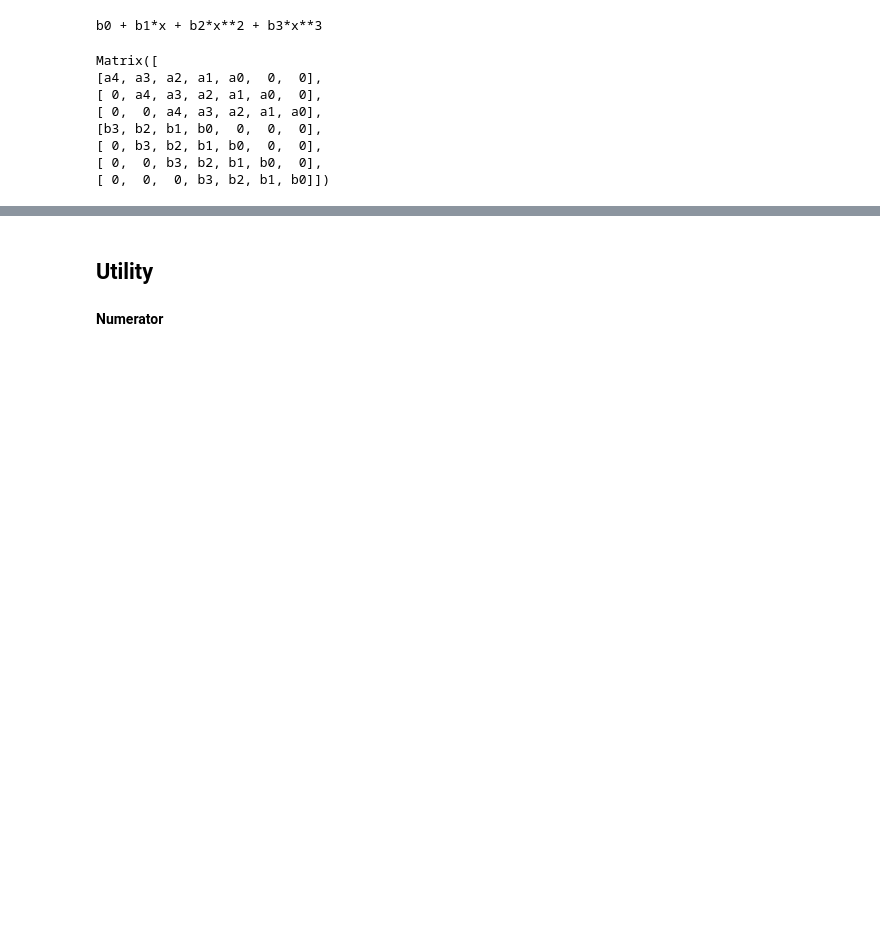
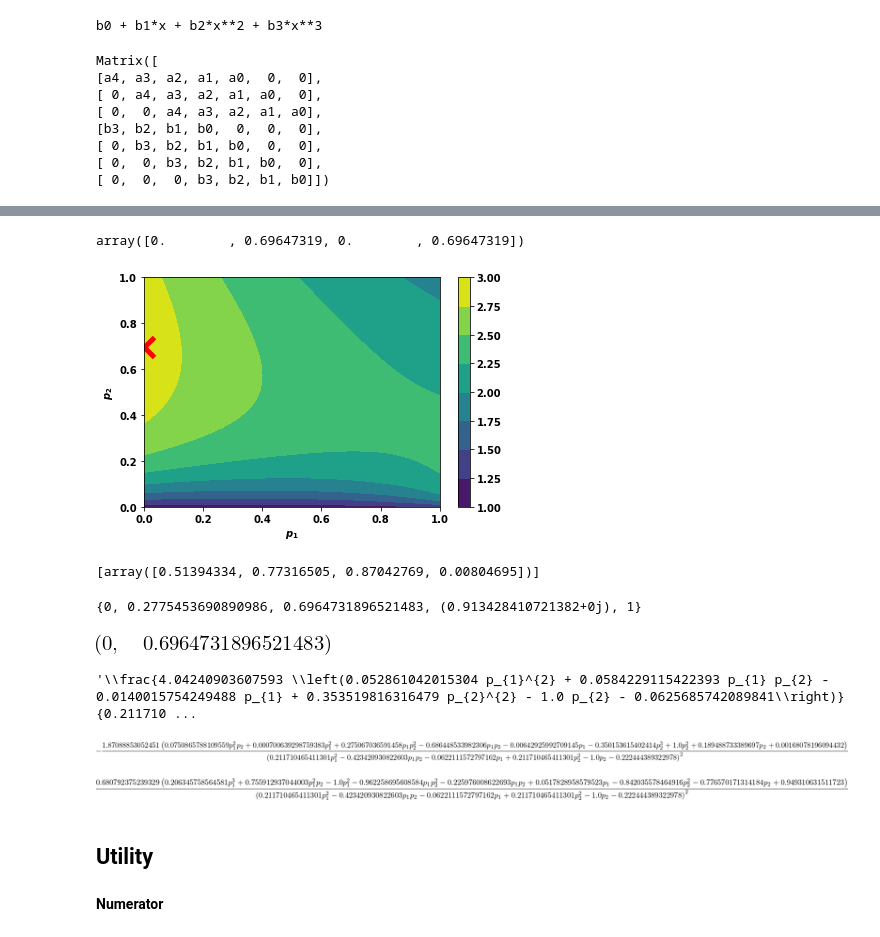
Before and after one commit to Nikoleta-v3/Thesis, a Jupyter notebook: src/chapters/05/main.ipynb, the cells around one changed output, grey strips where cells are left out. Saved outputs shown, nothing was run; the diff lists cells and outputs as text; code cells hidden in the pictures; blank space fills up the shorter version.

```diff
--- a/src/chapters/05/main.ipynb
+++ b/src/chapters/05/main.ipynb
@@ -63,0 +140,21 @@ Matrix([
+# %%
+axl.seed(14)
+opponent = [np.random.random(4)]
+opt_mo.get_reactive_best_response(opponent)
+# %% [output]
+array([0.        , 0.69647319, 0.        , 0.69647319])
+# %%
+plot_argmax(opponent,
+            opt_mo.reactive_best_response.get_argmax(opponents, candinate_set),
+            'reactive_best_response.pdf')
+# %% [output]
+[figure, added]
+# %%
+opponent
+# %% [output]
+[array([0.51394334, 0.77316505, 0.87042769, 0.00804695])]
+# %%
+candinate_set = opt_mo.reactive_best_response.get_candinate_reactive_best_responses(opponents)
+candinate_set
+# %% [output]
+{0, 0.2775453690890986, 0.6964731896521483, (0.913428410721382+0j), 1}
@@ -63,0 +163,8 @@ Matrix([
+# %%
+opt_p1, opt_p2
+# %% [output]
+[figure, added]
+# %%
+sym.latex(opt_mo.match_utility(p, opponents[0]).factor())
+# %% [output]
+'\\frac{4.04240903607593 \\left(0.052861042015304 p_{1}^{2} + 0.0584229115422393 p_{1} p_{2} - 0.0140015754249488 p_{1} + 0.353519816316479 p_{2}^{2} - 1.0 p_{2} - 0.0625685742089841\\right)}{0.211710 ...
@@ -64,3 +175,11 @@ Matrix([
+# %%
+diffs[0].factor()
+# %% [output]
+[figure, added]
+# %%
+diffs[1].factor()
+# %% [output]
+[figure, added]
 # %% [markdown]
 Utility
 -------
```
Also changed, not shown: parts of 10 cells of this notebook, 4 other files.
